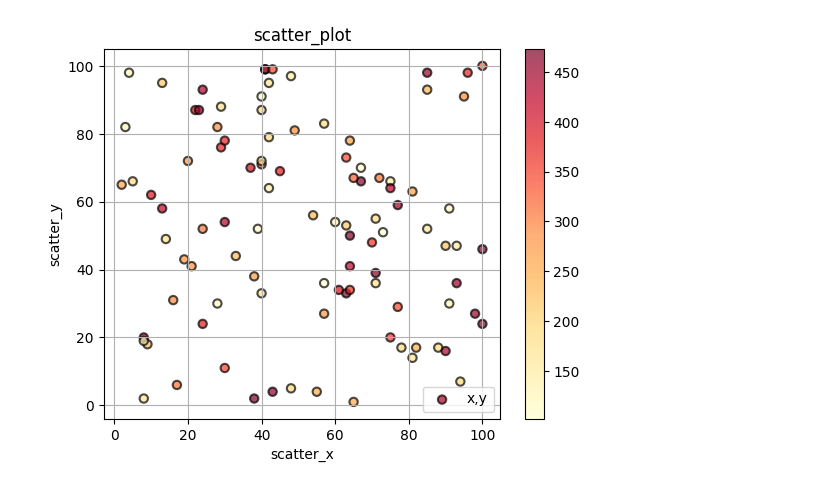
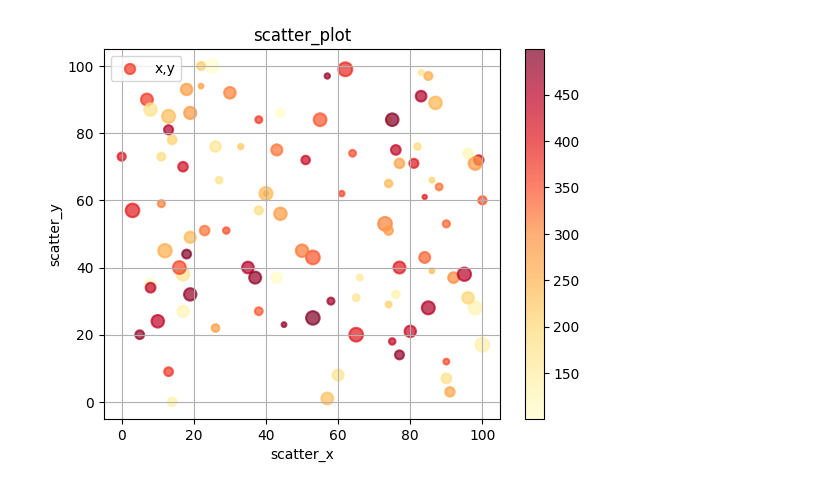
Before and after one commit to rezakhanahmadi342341/housing.csv, a Jupyter notebook: matplotlib.ipynb, the cells around one changed output. Saved outputs shown, nothing was run; the diff lists cells and outputs as text; code cells hidden in the pictures.

```diff
--- a/matplotlib.ipynb
+++ b/matplotlib.ipynb
@@ -10,20 +10,20 @@ def mx(num, _min,_max):
 # %%
 
 x = mx(100,0,100)
 y = mx(100,0,100)
 
 a = mx(5,0,100)
 b = mx(5,0,100)
 
-plt.scatter(x,y, label='x,y', alpha=0.7, c=mx(100,100,500), cmap='YlOrRd', edgecolors='black',
+plt.scatter(x,y, label='x,y',s=mx(100,10,100) ,alpha=0.7, c=mx(100,100,500), cmap='YlOrRd',
             linewidths=1.5
             )
 plt.colorbar()
 plt.title("scatter_plot")
 plt.ylabel('scatter_y')
 plt.xlabel('scatter_x')
 plt.grid()
 plt.legend()
 plt.show()
 # %% [output]
-[figure, old version]
+[figure, new version]
```
